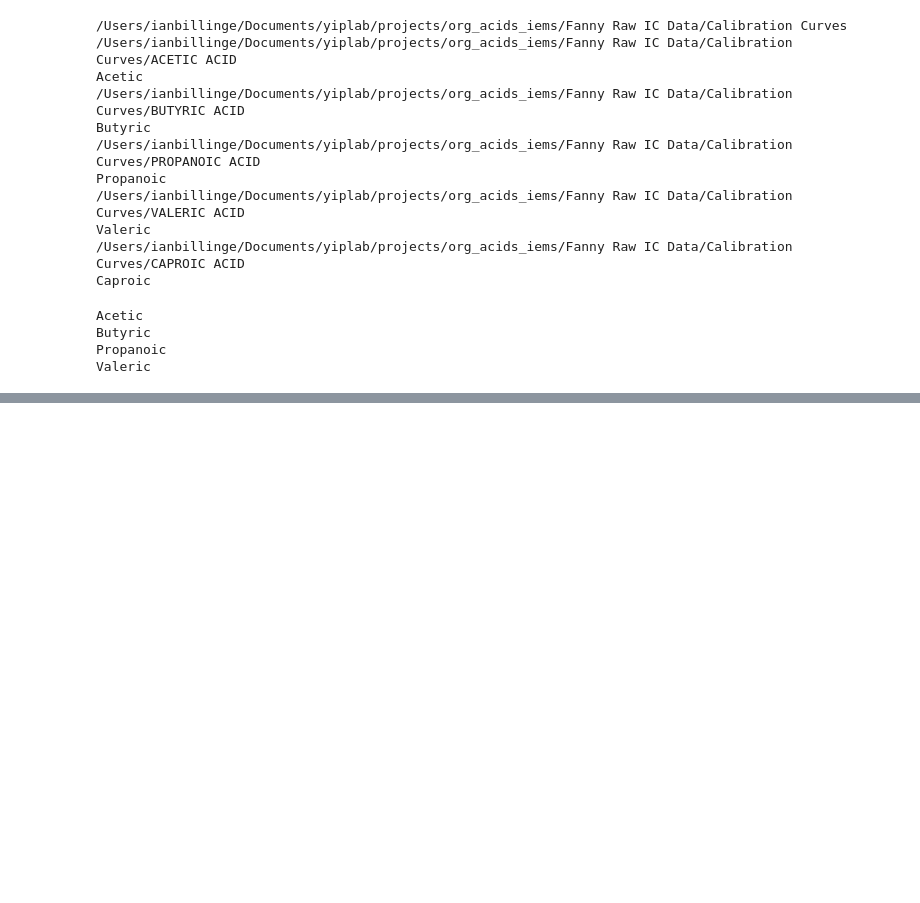
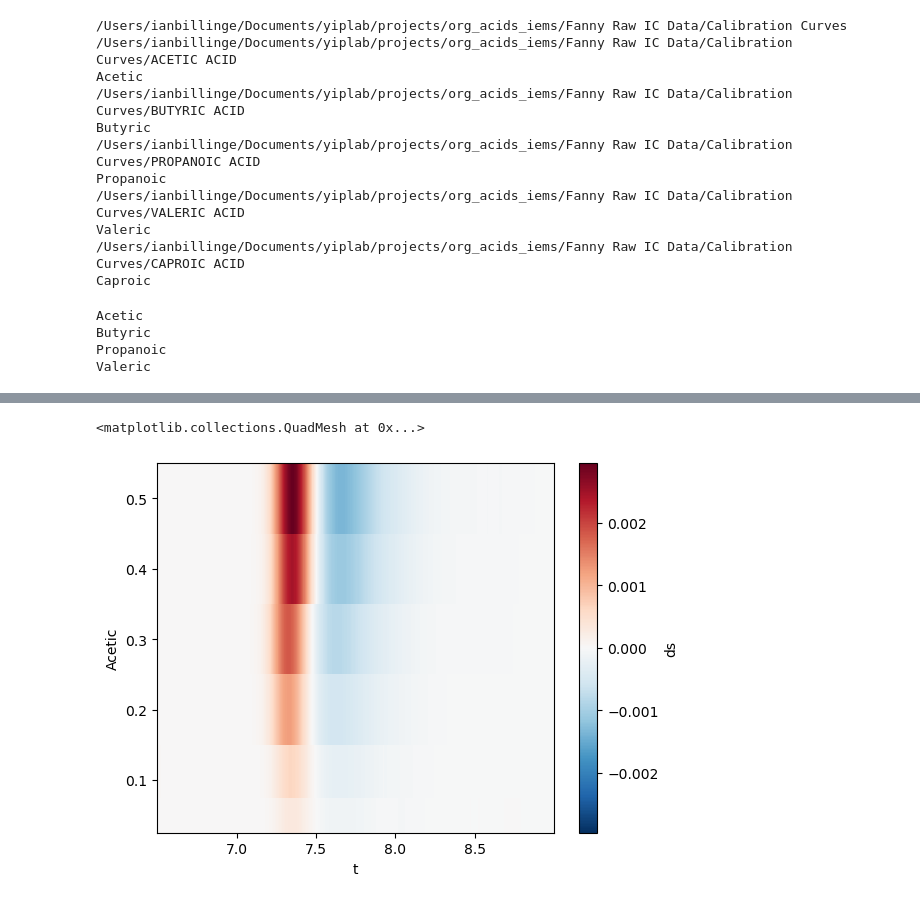
Before and after one commit to iblg/peak_resolver, a Jupyter notebook: peak_resolver/read_cal_curves_to_datasets.ipynb, the cells around one changed output, grey strips where cells are left out. Cells and saved outputs as stored; diff of their text form; code cells hidden in the pictures; blank space fills up the shorter version.

```diff
--- a/peak_resolver/read_cal_curves_to_datasets.ipynb
+++ b/peak_resolver/read_cal_curves_to_datasets.ipynb
@@ -6,30 +8,16 @@ import xarray as xr
 # %%
-def process_chromeleon_file(filepath: pathlib.PosixPath, tmin: float, tmax: float):
-    with filepath.open() as f:
-        lines = f.readlines()
-
-    lines = [line.strip().split('\t') for line in lines]
-    lines = lines[44:-1]
-    data = pd.DataFrame(lines, columns = ['t', 'step', 's'], dtype='float')
-    data = data.drop(columns='step')
-    data['ds'] = data['s'].diff()
-    data['d2s'] = data['ds'].diff()
-    data = data.where(data['t'] > tmin).where(data['t'] < tmax).dropna()
-
-    return data
-
 def get_fanny_concentration(file: pathlib.PosixPath):
     n = file.name
     conc = {'1':0.05, '2':0.1, '3': 0.2, '4':0.3, '5': 0.4, '6':0.5}
     return conc[n[1]]
 
-def read_calib(p: pathlib.PosixPath, tmin=0, tmax=30):
+def read_fanny_calib(p: pathlib.PosixPath, tmin=0, tmax=30, tgrid=None):
     files = p.glob('*.txt')
     acid = p.name.split(' ')[0].lower().capitalize()
     print(acid)
     data_list = []
     for file in files:
-        data = process_chromeleon_file(file, tmin, tmax)
+        data = process_chromeleon_file(file, tmin, tmax, tgrid = tgrid)
         data[acid] = get_fanny_concentration(file)
         data = data.set_index(['t', acid]).to_xarray()
         data_list.append(data)
@@ -71,0 +72,5 @@ Valeric
+# %%
+ace['ds'].dropna(dim='Acetic').plot(x='t')
+# %% [output]
+<matplotlib.collections.QuadMesh at 0x...>
+[figure, added]
```
Also changed, not shown: parts of 4 cells of this notebook, 4 other files.
